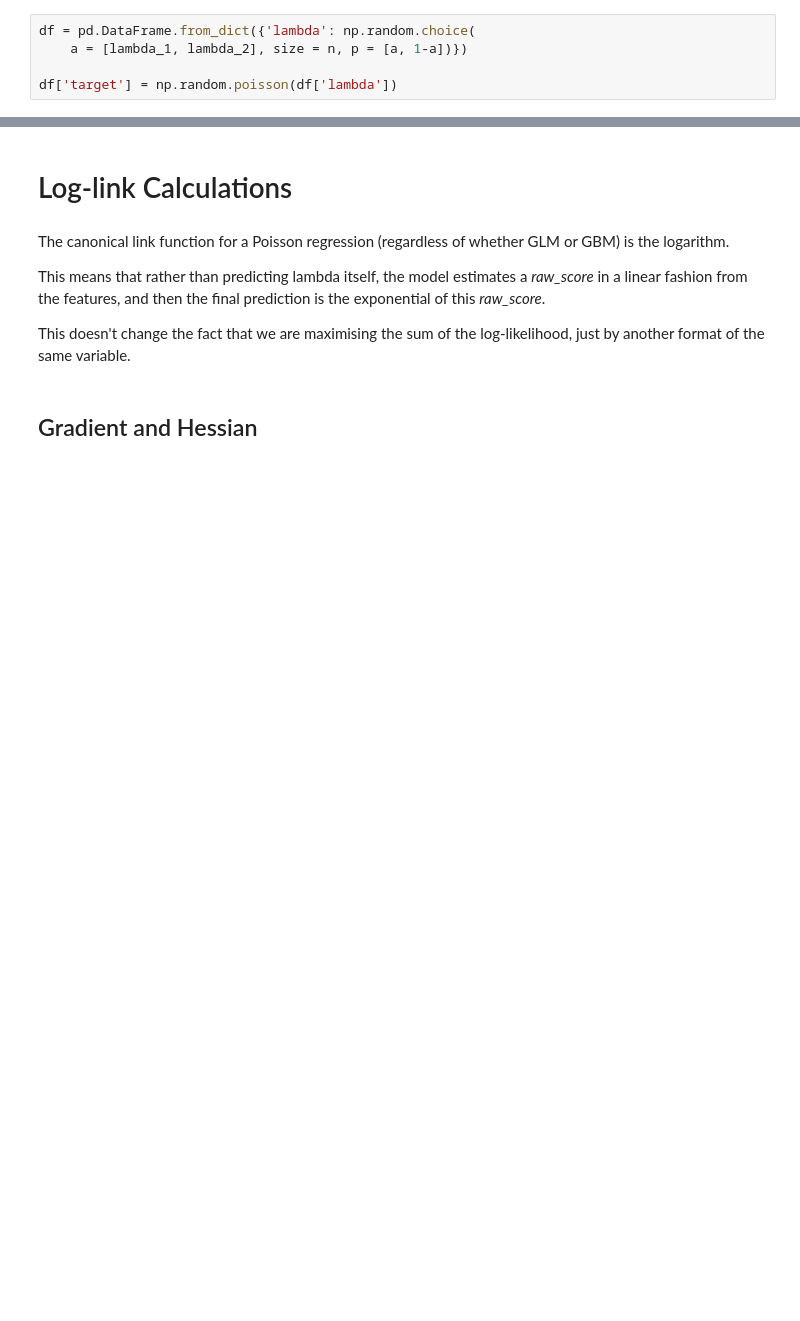
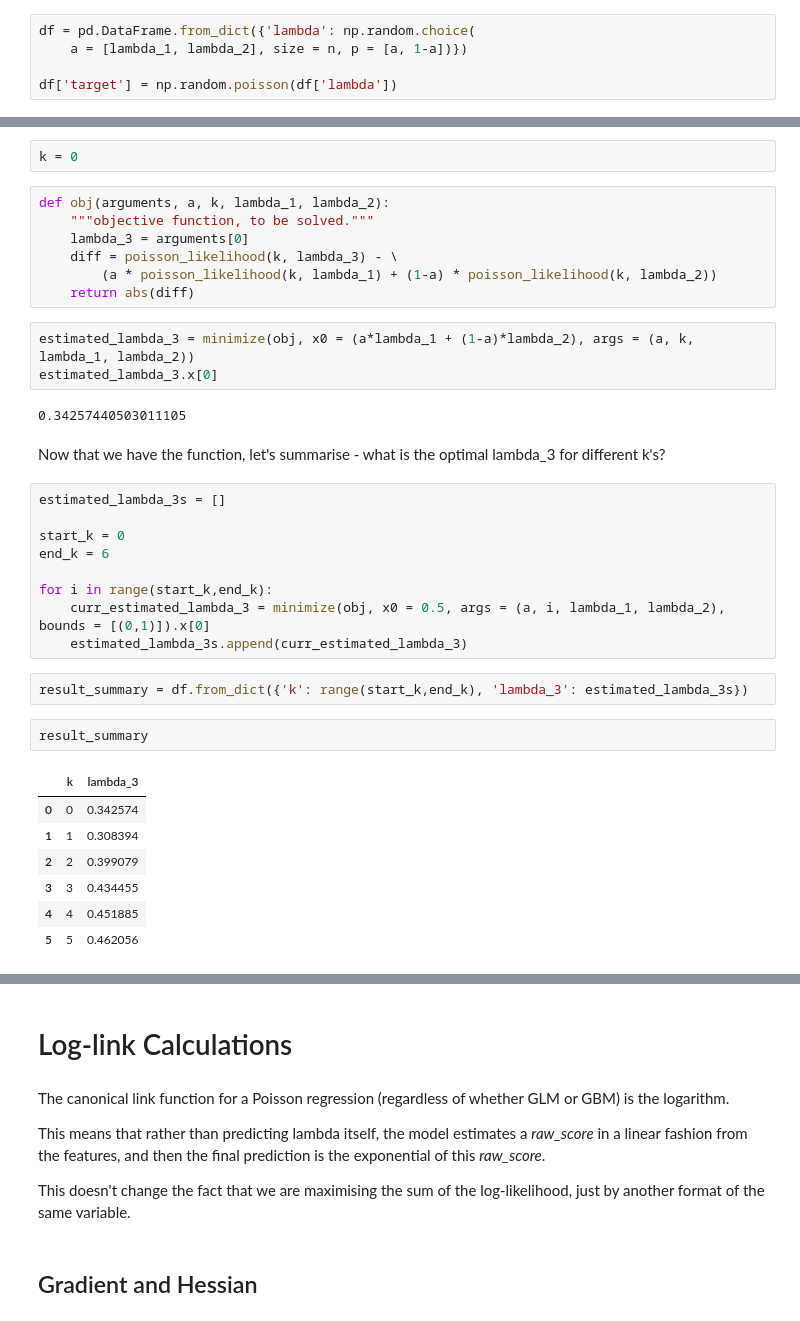
Before and after one commit to MatePocs/insurance, a Jupyter notebook: notebooks/poisson.ipynb, the cells around one changed output, grey strips where cells are left out. Cells and saved outputs as stored; diff of their text form; blank space fills up the shorter version.

```diff
--- a/notebooks/poisson.ipynb
+++ b/notebooks/poisson.ipynb
@@ -204,0 +239,37 @@ df['target'] = np.random.poisson(df['lambda'])
+# %%
+k = 0
+# %%
+def obj(arguments, a, k, lambda_1, lambda_2):
+    """objective function, to be solved."""
+    lambda_3 = arguments[0]
+    diff = poisson_likelihood(k, lambda_3) - \
+        (a * poisson_likelihood(k, lambda_1) + (1-a) * poisson_likelihood(k, lambda_2))
+    return abs(diff)
+# %%
+estimated_lambda_3 = minimize(obj, x0 = (a*lambda_1 + (1-a)*lambda_2), args = (a, k, lambda_1, lambda_2))
+estimated_lambda_3.x[0]
+# %% [output]
+0.34257440503011105
+# %% [markdown]
+Now that we have the function, let's summarise - what is the optimal lambda_3 for different k's?
+# %%
+estimated_lambda_3s = []
+
+start_k = 0
+end_k = 6
+
+for i in range(start_k,end_k):
+    curr_estimated_lambda_3 = minimize(obj, x0 = 0.5, args = (a, i, lambda_1, lambda_2), bounds = [(0,1)]).x[0]
+    estimated_lambda_3s.append(curr_estimated_lambda_3)
+# %%
+result_summary = df.from_dict({'k': range(start_k,end_k), 'lambda_3': estimated_lambda_3s})
+# %%
+result_summary
+# %% [output]
+|  | k | lambda_3 |
+| 0 | 0 | 0.342574 |
+| 1 | 1 | 0.308394 |
+| 2 | 2 | 0.399079 |
+| 3 | 3 | 0.434455 |
+| 4 | 4 | 0.451885 |
+| 5 | 5 | 0.462056 |
```
Also changed, not shown: parts of 18 cells of this notebook.
